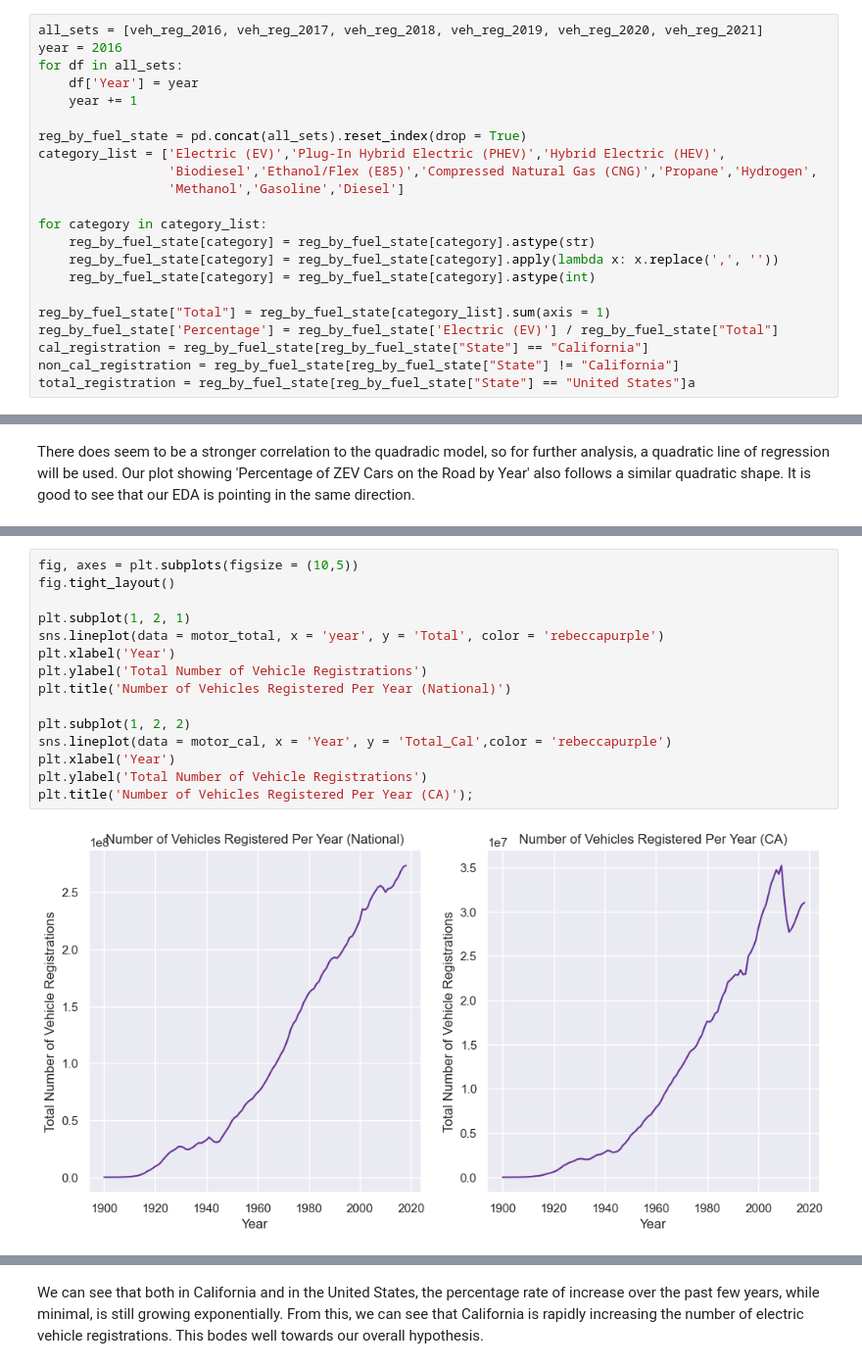
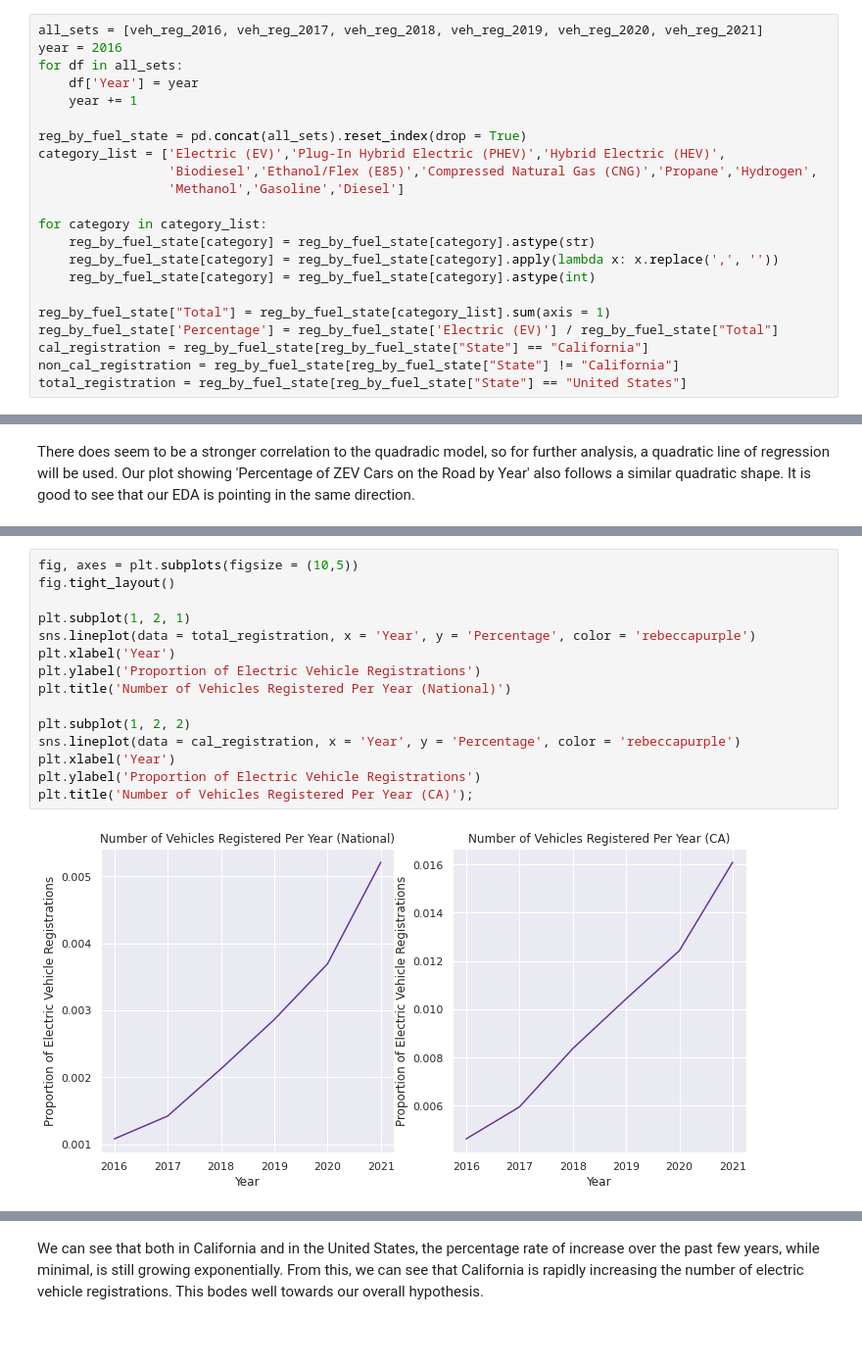
Before and after one commit to nliu880/EV-Sales-in-California, a Jupyter notebook: FinalProjectGroup_Sp23_Weston_Nicole_Adi_Sophia_Katie.ipynb, the cells around one changed output, grey strips where cells are left out. Shown: that part at 98% size. Cells and saved outputs as stored; diff of their text form; blank space fills up the shorter version.

```diff
--- a/FinalProjectGroup_Sp23_Weston_Nicole_Adi_Sophia_Katie.ipynb
+++ b/FinalProjectGroup_Sp23_Weston_Nicole_Adi_Sophia_Katie.ipynb
@@ -313,7 +275,7 @@ reg_by_fuel_state["Total"] = reg_by_fuel_state[category_list].sum(axis = 1)
 reg_by_fuel_state['Percentage'] = reg_by_fuel_state['Electric (EV)'] / reg_by_fuel_state["Total"]
 cal_registration = reg_by_fuel_state[reg_by_fuel_state["State"] == "California"]
 non_cal_registration = reg_by_fuel_state[reg_by_fuel_state["State"] != "California"]
-total_registration = reg_by_fuel_state[reg_by_fuel_state["State"] == "United States"]a
+total_registration = reg_by_fuel_state[reg_by_fuel_state["State"] == "United States"]
 # %% [markdown]
 ### Cleaning and preparing `ev_sales`
 
@@ -740,17 +702,17 @@ This section explores how the total number of vehicle registrations (as well as
 # %%
 fig, axes = plt.subplots(figsize = (10,5))
 fig.tight_layout()
 
 plt.subplot(1, 2, 1)
-sns.lineplot(data = motor_total, x = 'year', y = 'Total', color = 'rebeccapurple')
+sns.lineplot(data = total_registration, x = 'Year', y = 'Percentage', color = 'rebeccapurple')
 plt.xlabel('Year')
-plt.ylabel('Total Number of Vehicle Registrations')
+plt.ylabel('Proportion of Electric Vehicle Registrations')
 plt.title('Number of Vehicles Registered Per Year (National)')
 
 plt.subplot(1, 2, 2)
-sns.lineplot(data = motor_cal, x = 'Year', y = 'Total_Cal',color = 'rebeccapurple')
+sns.lineplot(data = cal_registration, x = 'Year', y = 'Percentage', color = 'rebeccapurple')
 plt.xlabel('Year')
-plt.ylabel('Total Number of Vehicle Registrations')
+plt.ylabel('Proportion of Electric Vehicle Registrations')
 plt.title('Number of Vehicles Registered Per Year (CA)');
 # %% [output]
-[figure, old version]
+[figure, new version]
```
Also changed, not shown: parts of 17 cells of this notebook.
